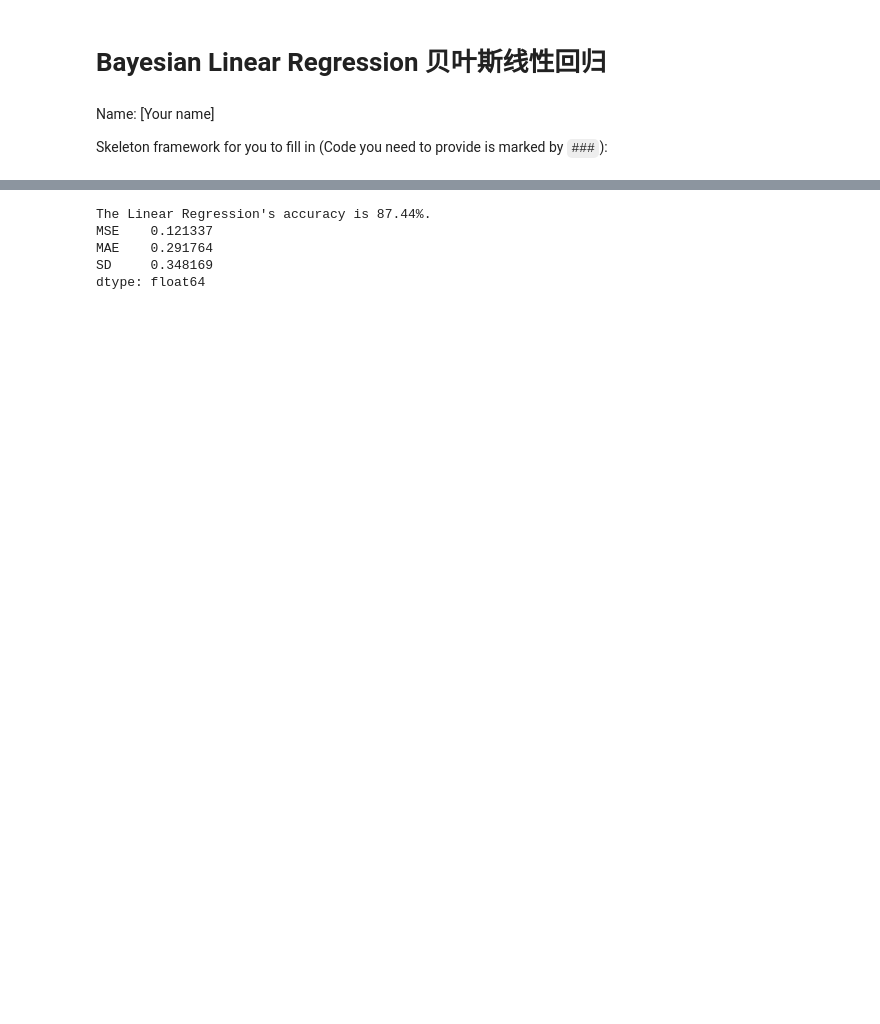
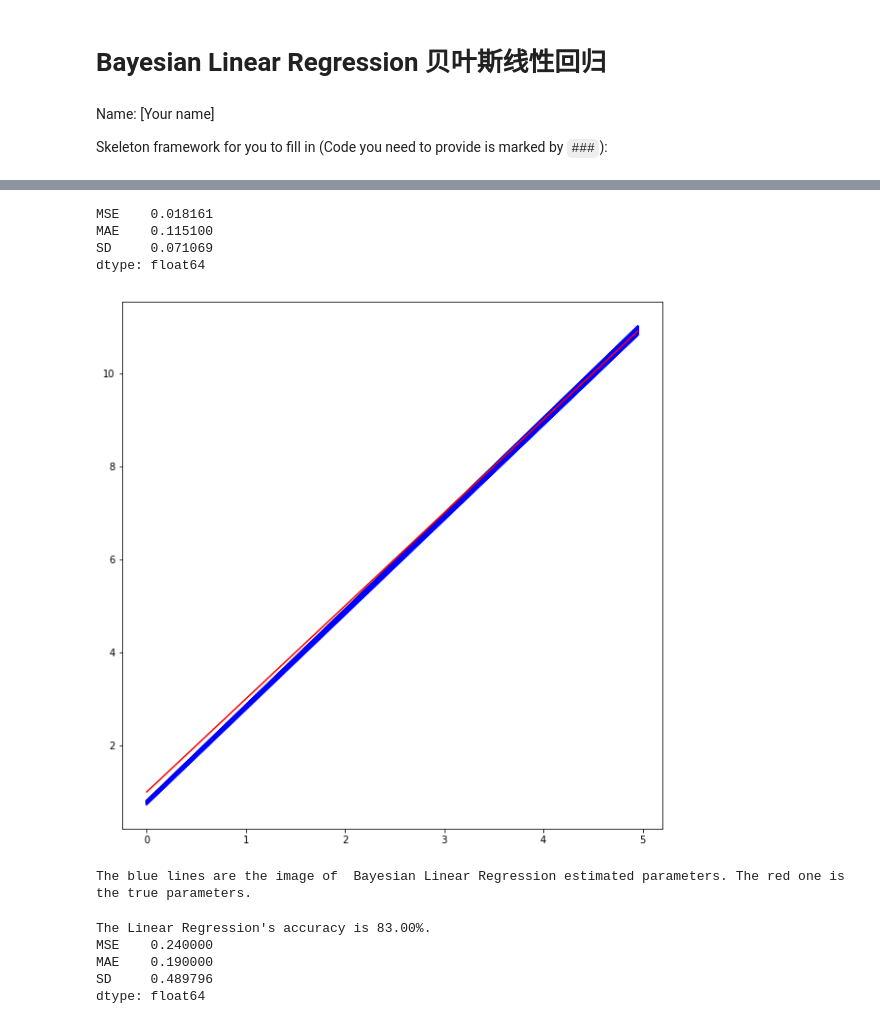
Before and after one commit to yuwoliang/Summer-School, a Jupyter notebook: Bayesian_Linear_Regression.ipynb, the cells around one changed output, grey strips where cells are left out. Drawn from its saved outputs; the diff is of its cells as text; code cells hidden in the pictures; blank space fills up the shorter version.

Commit message:
Bayesian Linear Regression

```diff
--- a/Bayesian_Linear_Regression.ipynb
+++ b/Bayesian_Linear_Regression.ipynb
@@ -68,3 +103,18 @@ def BLR_test(Phi, y, m_N, S_N, beta=100):
+# %%
+posterior_mu_w, posterior_cov_w = BLR_train(x, noise_y)
+t = BLR_test(x, true_y, posterior_mu_w, posterior_cov_w, sampling_size=100, output_type='all', retained_digit=2)
+plt.figure(figsize=(10,10))
+plt.plot(x[:,1], t, 'b')
+plt.plot(x[:,1], np.dot(x, w), 'r')
+plt.show()
+print('The blue lines are the image of  Bayesian Linear Regression estimated parameters. The red one is the true parameters.')
+# %% [output]
+MSE    0.018161
+MAE    0.115100
+SD     0.071069
+dtype: float64
+[figure, added]
+The blue lines are the image of  Bayesian Linear Regression estimated parameters. The red one is the true parameters.
 # %%
 # Import data
 data_path = ### "The path where you store the SpectralClassification data" ###
@@ -82,12 +132,12 @@ test_x = np.column_stack( ((np.ones(m)).T , test_x) )
 test_y = np.reshape(data['test_y'][:,0], [-1,1])
 
 del data
-# %%
-m_N, S_N = BLR_train(train_x, train_y)
-test_t = BLR_test(train_x, train_y, m_N, S_N)
-# %% [output]
-The Linear Regression's accuracy is 87.44%.
-MSE    0.121337
-MAE    0.291764
-SD     0.348169
-dtype: float64
+# %%
+posterior_mu_w, posterior_cov_w = BLR_train(train_x, train_y)
+test_t = BLR_test(test_x, test_y, posterior_mu_w, posterior_cov_w, problem_type='classification')
+# %% [output]
+The Linear Regression's accuracy is 83.00%.
+MSE    0.240000
+MAE    0.190000
+SD     0.489796
+dtype: float64
```
Also changed, not shown: parts of 4 cells of this notebook.
